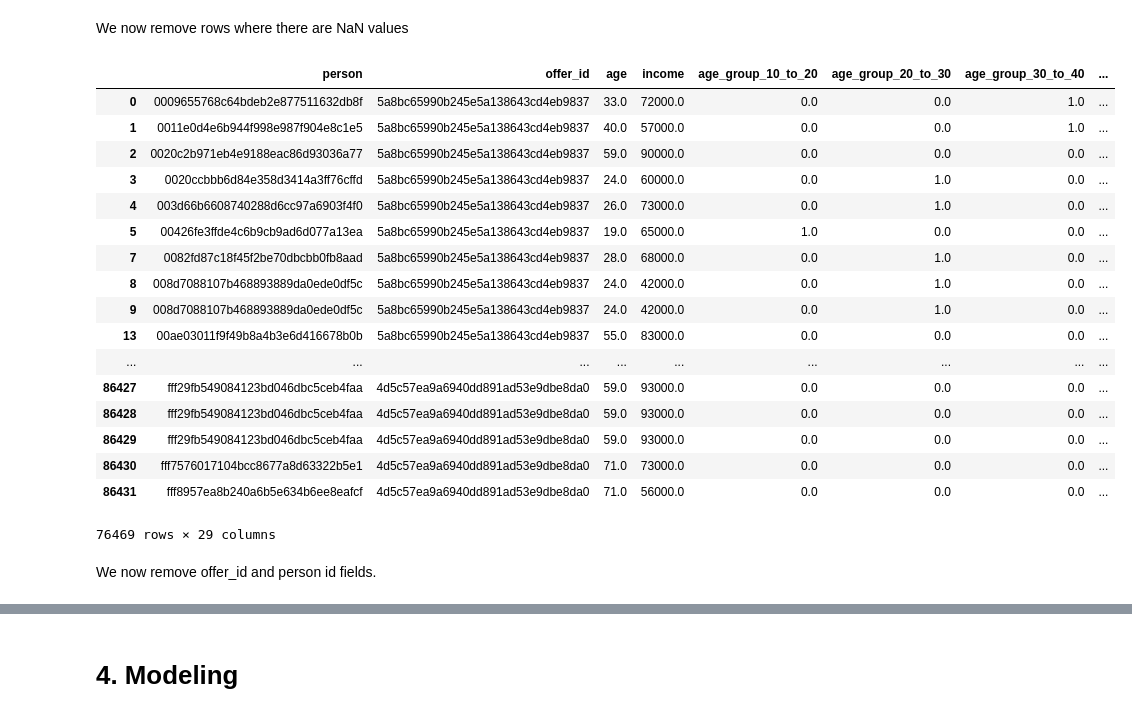
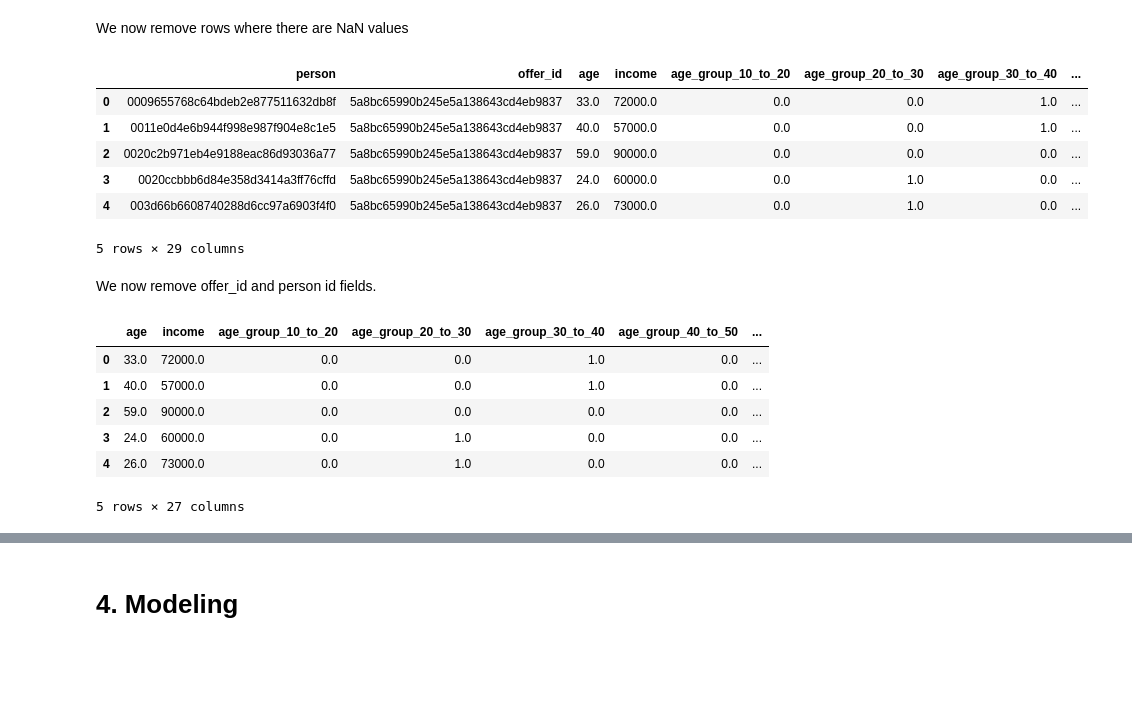
Before and after one commit to mxolisi/starbucks_coffee, a Jupyter notebook: Starbucks_Capstone_notebook.ipynb, the cells around one changed output, grey strips where cells are left out. Cells and saved outputs as stored; diff of their text form; code cells hidden in the pictures; blank space fills up the shorter version.

```diff
--- a/Starbucks_Capstone_notebook.ipynb
+++ b/Starbucks_Capstone_notebook.ipynb
@@ -854,27 +845,25 @@ main_df
 We now remove rows where there are NaN values
 # %%
 main_df.dropna(inplace=True)
-main_df
+main_df.head()
 # %% [output]
 |  | person | offer_id | age | income | age_group_10_to_20 | age_group_20_to_30 | age_group_30_to_40 | ... |
 | 0 | 0009655768c64bdeb2e877511632db8f | 5a8bc65990b245e5a138643cd4eb9837 | 33.0 | 72000.0 | 0.0 | 0.0 | 1.0 | ... |
 | 1 | 0011e0d4e6b944f998e987f904e8c1e5 | 5a8bc65990b245e5a138643cd4eb9837 | 40.0 | 57000.0 | 0.0 | 0.0 | 1.0 | ... |
 | 2 | 0020c2b971eb4e9188eac86d93036a77 | 5a8bc65990b245e5a138643cd4eb9837 | 59.0 | 90000.0 | 0.0 | 0.0 | 0.0 | ... |
 | 3 | 0020ccbbb6d84e358d3414a3ff76cffd | 5a8bc65990b245e5a138643cd4eb9837 | 24.0 | 60000.0 | 0.0 | 1.0 | 0.0 | ... |
 | 4 | 003d66b6608740288d6cc97a6903f4f0 | 5a8bc65990b245e5a138643cd4eb9837 | 26.0 | 73000.0 | 0.0 | 1.0 | 0.0 | ... |
-| 5 | 00426fe3ffde4c6b9cb9ad6d077a13ea | 5a8bc65990b245e5a138643cd4eb9837 | 19.0 | 65000.0 | 1.0 | 0.0 | 0.0 | ... |
-| 7 | 0082fd87c18f45f2be70dbcbb0fb8aad | 5a8bc65990b245e5a138643cd4eb9837 | 28.0 | 68000.0 | 0.0 | 1.0 | 0.0 | ... |
-| 8 | 008d7088107b468893889da0ede0df5c | 5a8bc65990b245e5a138643cd4eb9837 | 24.0 | 42000.0 | 0.0 | 1.0 | 0.0 | ... |
-| 9 | 008d7088107b468893889da0ede0df5c | 5a8bc65990b245e5a138643cd4eb9837 | 24.0 | 42000.0 | 0.0 | 1.0 | 0.0 | ... |
-| 13 | 00ae03011f9f49b8a4b3e6d416678b0b | 5a8bc65990b245e5a138643cd4eb9837 | 55.0 | 83000.0 | 0.0 | 0.0 | 0.0 | ... |
-| ... | ... | ... | ... | ... | ... | ... | ... | ... |
-| 86427 | fff29fb549084123bd046dbc5ceb4faa | 4d5c57ea9a6940dd891ad53e9dbe8da0 | 59.0 | 93000.0 | 0.0 | 0.0 | 0.0 | ... |
-| 86428 | fff29fb549084123bd046dbc5ceb4faa | 4d5c57ea9a6940dd891ad53e9dbe8da0 | 59.0 | 93000.0 | 0.0 | 0.0 | 0.0 | ... |
-| 86429 | fff29fb549084123bd046dbc5ceb4faa | 4d5c57ea9a6940dd891ad53e9dbe8da0 | 59.0 | 93000.0 | 0.0 | 0.0 | 0.0 | ... |
-| 86430 | fff7576017104bcc8677a8d63322b5e1 | 4d5c57ea9a6940dd891ad53e9dbe8da0 | 71.0 | 73000.0 | 0.0 | 0.0 | 0.0 | ... |
-| 86431 | fff8957ea8b240a6b5e634b6ee8eafcf | 4d5c57ea9a6940dd891ad53e9dbe8da0 | 71.0 | 56000.0 | 0.0 | 0.0 | 0.0 | ... |
-76469 rows × 29 columns
+5 rows × 29 columns
 # %% [markdown]
 We now remove offer_id and person id fields.
 # %%
 main_df.drop(['person','offer_id'],axis=1,inplace=True)
+main_df.head()
+# %% [output]
+|  | age | income | age_group_10_to_20 | age_group_20_to_30 | age_group_30_to_40 | age_group_40_to_50 | ... |
+| 0 | 33.0 | 72000.0 | 0.0 | 0.0 | 1.0 | 0.0 | ... |
+| 1 | 40.0 | 57000.0 | 0.0 | 0.0 | 1.0 | 0.0 | ... |
+| 2 | 59.0 | 90000.0 | 0.0 | 0.0 | 0.0 | 0.0 | ... |
+| 3 | 24.0 | 60000.0 | 0.0 | 1.0 | 0.0 | 0.0 | ... |
+| 4 | 26.0 | 73000.0 | 0.0 | 1.0 | 0.0 | 0.0 | ... |
+5 rows × 27 columns
```
Also changed, not shown: parts of 14 cells of this notebook, 4 other files.
